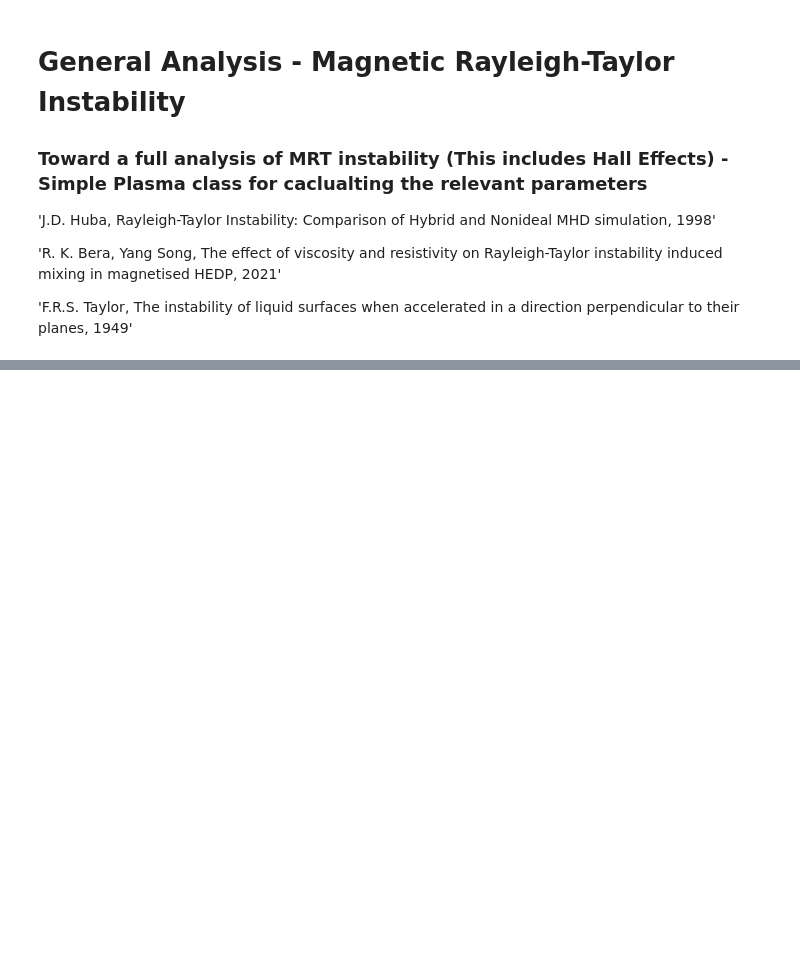
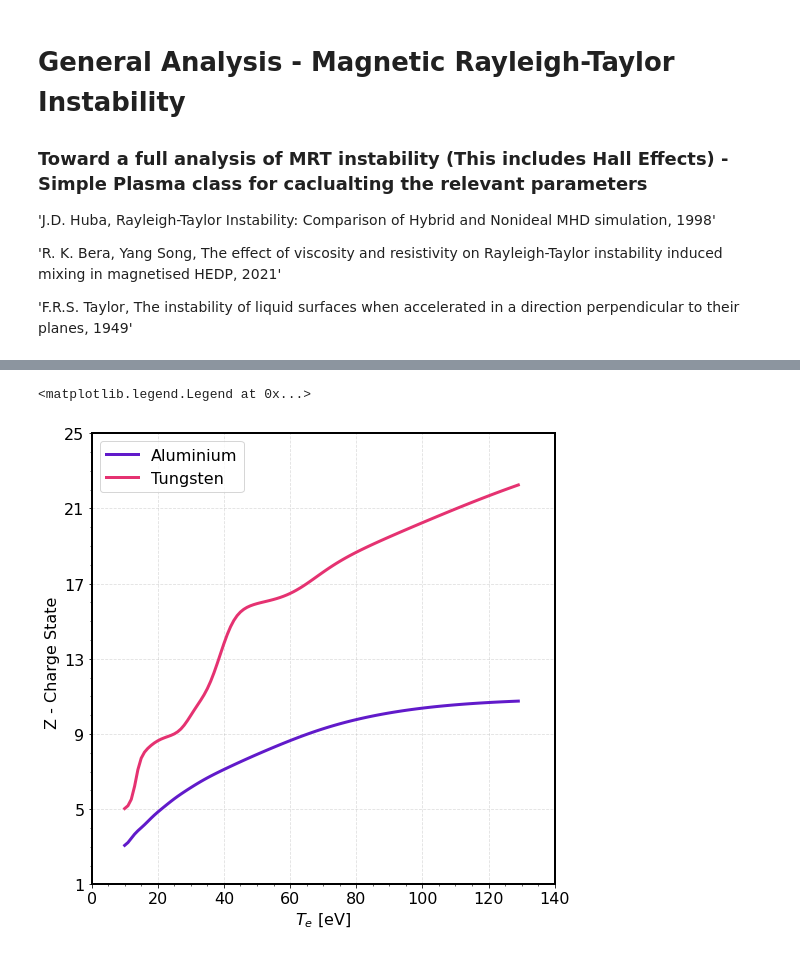
Before and after one commit to stemerlini/MagnetoRT, a Jupyter notebook: MagnetoRT.ipynb, the cells around one changed output, grey strips where cells are left out. Saved outputs shown, nothing was run; the diff lists cells and outputs as text; code cells hidden in the pictures; blank space fills up the shorter version.

Commit message:
Complete Plasma class - plasma parameters

```diff
--- a/MagnetoRT.ipynb
+++ b/MagnetoRT.ipynb
@@ -131,0 +234,41 @@ class plasma:
+# %%
+# DEFINE PLASMA
+# -------------------------------------------------------------------------------------
+Te      =    np.arange(10,130)       # electron temperature eV
+
+al_flow = {'A':27, 'ne': 6.8e18, 'Te': Te , 'V':3e6,  'L':0.2, 'Atw': 1, 'Zsrc': 'exp'}
+w_flow  = {'A':183,'ne': 1e18,   'Te': Te , 'V':4e6,  'L':0.2, 'Atw': 1, 'Zsrc': 'exp'}
+
+al  =   plasma(**al_flow)
+w   =   plasma(**w_flow)
+
+# PRETTY PLOT
+# --------------------------------------------------------------------------------------
+
+fig = plt.figure(figsize=(8.3,8.3))
+ax0 = fig.add_subplot()
+
+for axis in ['top','bottom','left','right']:
+    ax0.spines[axis].set_linewidth(2)
+
+ax0.plot(Te, al.Z, lw = '3', color = '#611ACA',label='Aluminium')
+ax0.plot(Te, w.Z,  lw = '3', color = '#E53271',label='Tungsten')
+
+
+ax0.set_ylim([1,25])
+ax0.set_xlim([0,140])
+ax0.set_xticks(np.arange(0,141,20))
+ax0.set_yticks(np.arange(1,26,4))
+
+
+# Plot Properties
+ax0.tick_params(labelsize=16)
+ax0.grid(True, linestyle='--', alpha = 0.4)
+
+ax0.set_xlabel(r'$T_e$ [eV]', fontsize=16)
+ax0.set_ylabel(r'Z - Charge State ', fontsize=16)
+ax0.minorticks_on()
+ax0.legend(loc = 'best', fontsize = 16)
+# %% [output]
+<matplotlib.legend.Legend at 0x...>
+[figure, added]
```
Also changed, not shown: parts of 7 cells of this notebook.
